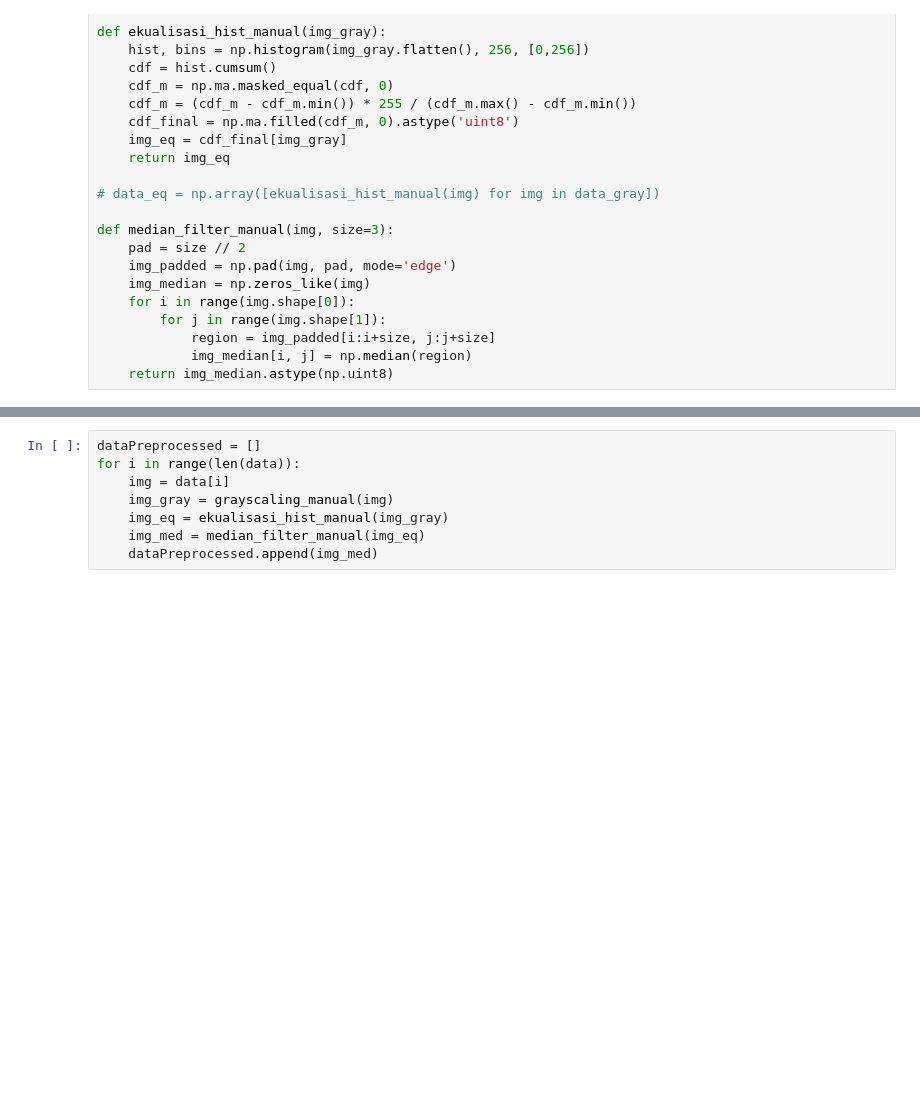
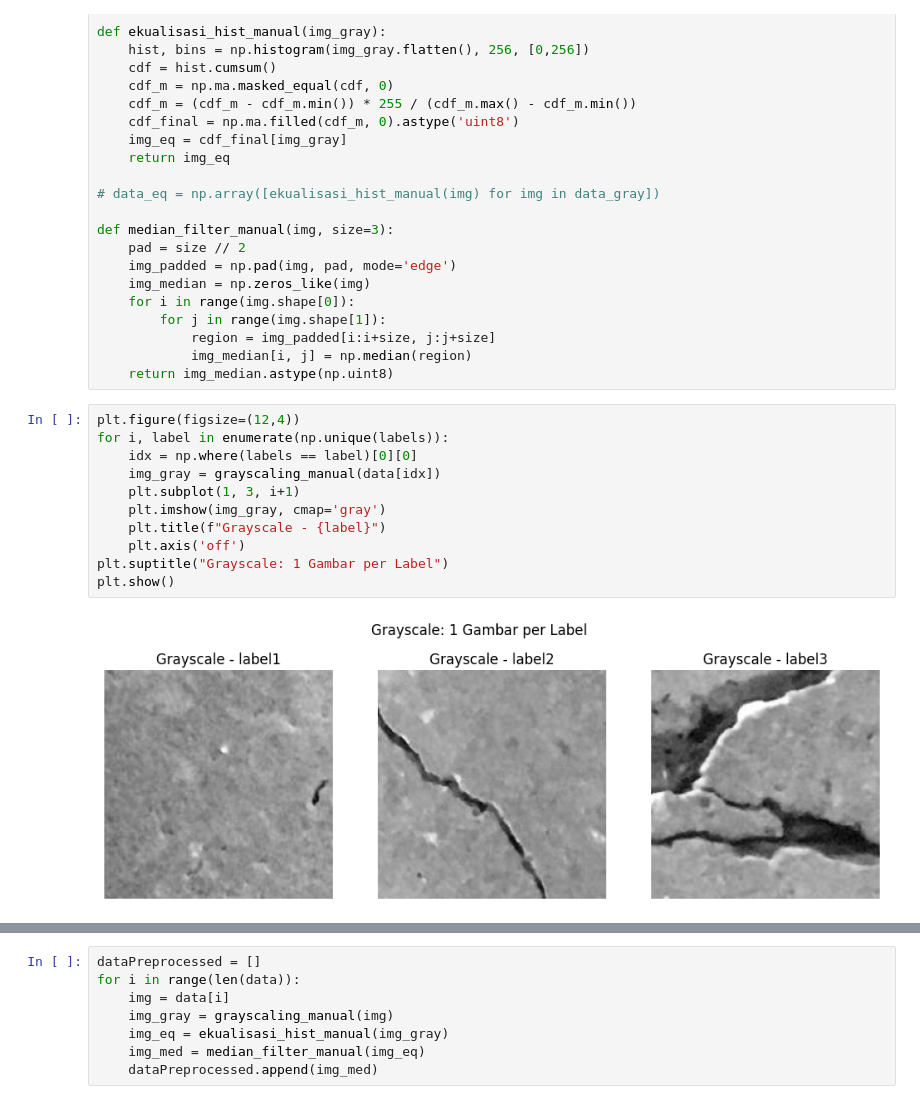
Before and after one commit to borntosleepwell/Project-PCD-Kelompok28, a Jupyter notebook: test1.ipynb, the cells around one changed output, grey strips where cells are left out. Cells and saved outputs as stored; diff of their text form; blank space fills up the shorter version.

```diff
--- a/test1.ipynb
+++ b/test1.ipynb
@@ -148,3 +150,16 @@ def median_filter_manual(img, size=3):
             region = img_padded[i:i+size, j:j+size]
             img_median[i, j] = np.median(region)
     return img_median.astype(np.uint8)
+# %%
+plt.figure(figsize=(12,4))
+for i, label in enumerate(np.unique(labels)):
+    idx = np.where(labels == label)[0][0]
+    img_gray = grayscaling_manual(data[idx])
+    plt.subplot(1, 3, i+1)
+    plt.imshow(img_gray, cmap='gray')
+    plt.title(f"Grayscale - {label}")
+    plt.axis('off')
+plt.suptitle("Grayscale: 1 Gambar per Label")
+plt.show()
+# %% [output]
+[figure, added]
```
Also changed, not shown: parts of 15 cells of this notebook, 2 other files.
